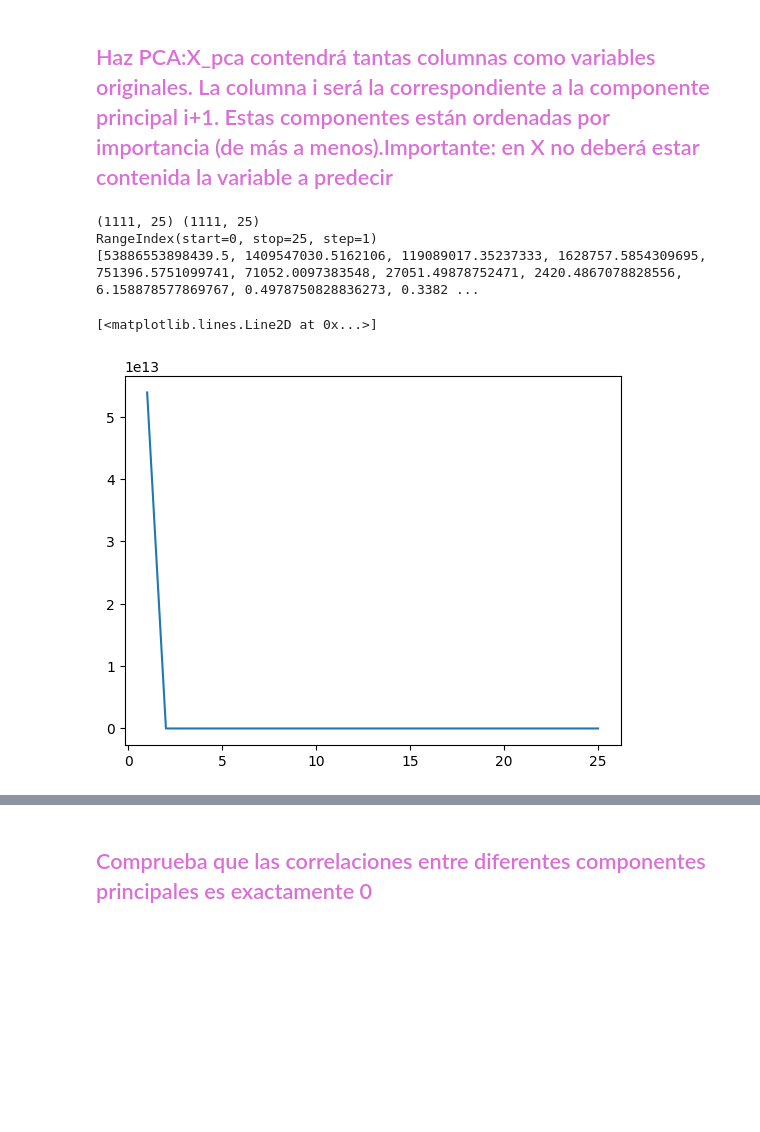
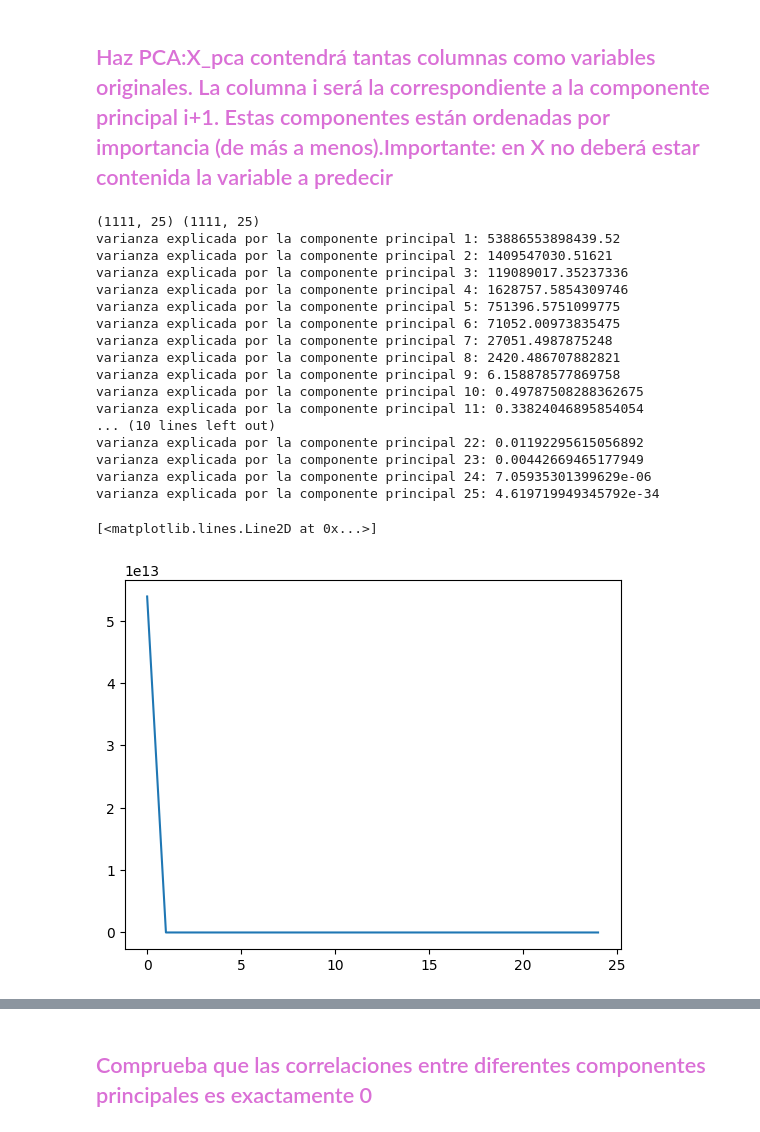
Before and after one commit to daviloncio/repositorio2, a Jupyter notebook: p4_aa/practica4.ipynb, the cells around one changed output, grey strips where cells are left out. Saved outputs shown, nothing was run; the diff lists cells and outputs as text; code cells hidden in the pictures; blank space fills up the shorter version.

```diff
--- a/p4_aa/practica4.ipynb
+++ b/p4_aa/practica4.ipynb
@@ -50,22 +48,35 @@ AttributeError: 'numpy.ndarray' object has no attribute 'drop'
 # %%
 from sklearn.decomposition import PCA ; from matplotlib import pyplot as plt
 pca = PCA() # núm. componentes principales = núm. variables
 pca.fit(x_train)
 X_pca = pca.transform(x_train) #ordenados los array de mayor a menor importancia
 df=pd.DataFrame(X_pca)
 print(x_train.shape,X_pca.shape)
 varianzas=[] ; num_c_principal=[]
-print(df.columns)
-c=1
-for col in df.columns:
-    varianzas.append(df[col].var())
-    num_c_principal.append(c)
-    c += 1
-print(varianzas)
+varianzas_componentes = pca.explained_variance_
+
+for i, varianza in enumerate(varianzas_componentes):
+    num_c_principal.append(i)
+    varianzas.append(varianza)
+    print(f"varianza explicada por la componente principal {i+1}: {varianza}")
 plt.plot(num_c_principal,varianzas)
 # %% [output]
 (1111, 25) (1111, 25)
-RangeIndex(start=0, stop=25, step=1)
-[53886553898439.5, 1409547030.5162106, 119089017.35237333, 1628757.5854309695, 751396.5751099741, 71052.0097383548, 27051.49878752471, 2420.4867078828556, 6.158878577869767, 0.4978750828836273, 0.3382 ...
+varianza explicada por la componente principal 1: 53886553898439.52
+varianza explicada por la componente principal 2: 1409547030.51621
+varianza explicada por la componente principal 3: 119089017.35237336
+varianza explicada por la componente principal 4: 1628757.5854309746
+varianza explicada por la componente principal 5: 751396.5751099775
+varianza explicada por la componente principal 6: 71052.00973835475
+varianza explicada por la componente principal 7: 27051.4987875248
+varianza explicada por la componente principal 8: 2420.486707882821
+varianza explicada por la componente principal 9: 6.158878577869758
+varianza explicada por la componente principal 10: 0.49787508288362675
+varianza explicada por la componente principal 11: 0.33824046895854054
+... (10 lines left out)
+varianza explicada por la componente principal 22: 0.01192295615056892
+varianza explicada por la componente principal 23: 0.00442669465177949
+varianza explicada por la componente principal 24: 7.05935301399629e-06
+varianza explicada por la componente principal 25: 4.619719949345792e-34
 [<matplotlib.lines.Line2D at 0x...>]
-[figure, old version]
+[figure, new version]
```
Also changed, not shown: parts of 2 cells of this notebook.
